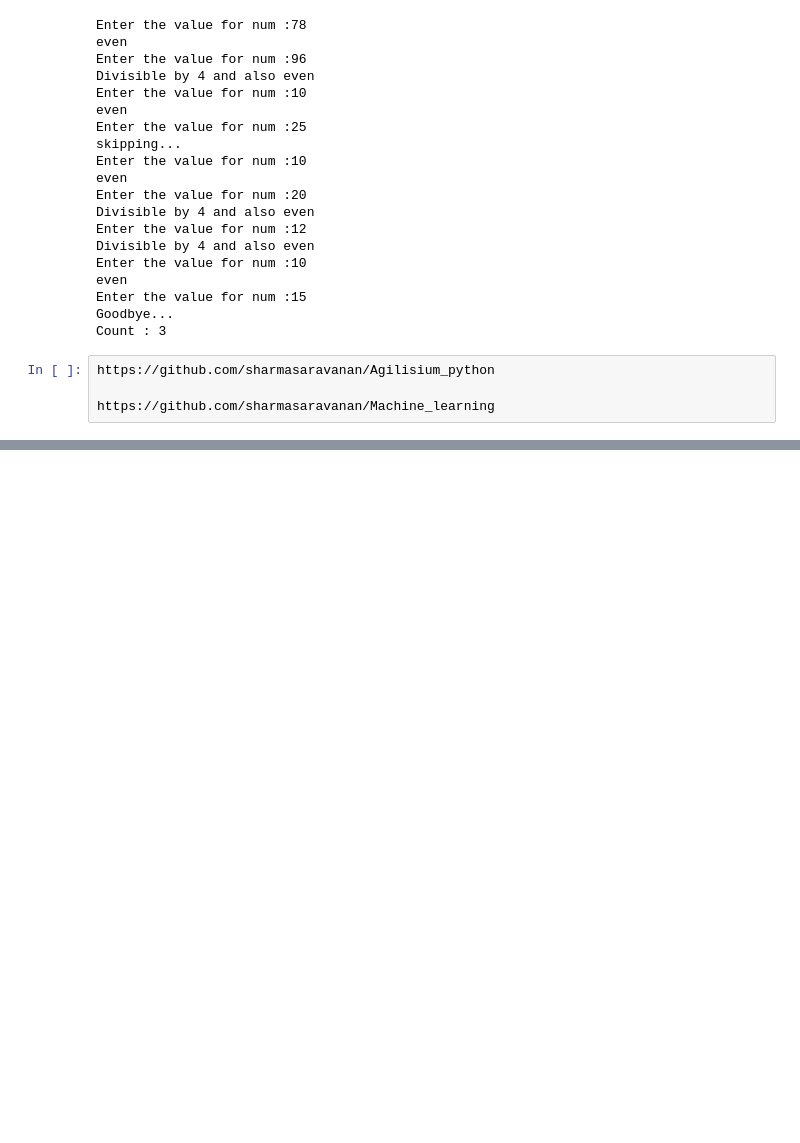
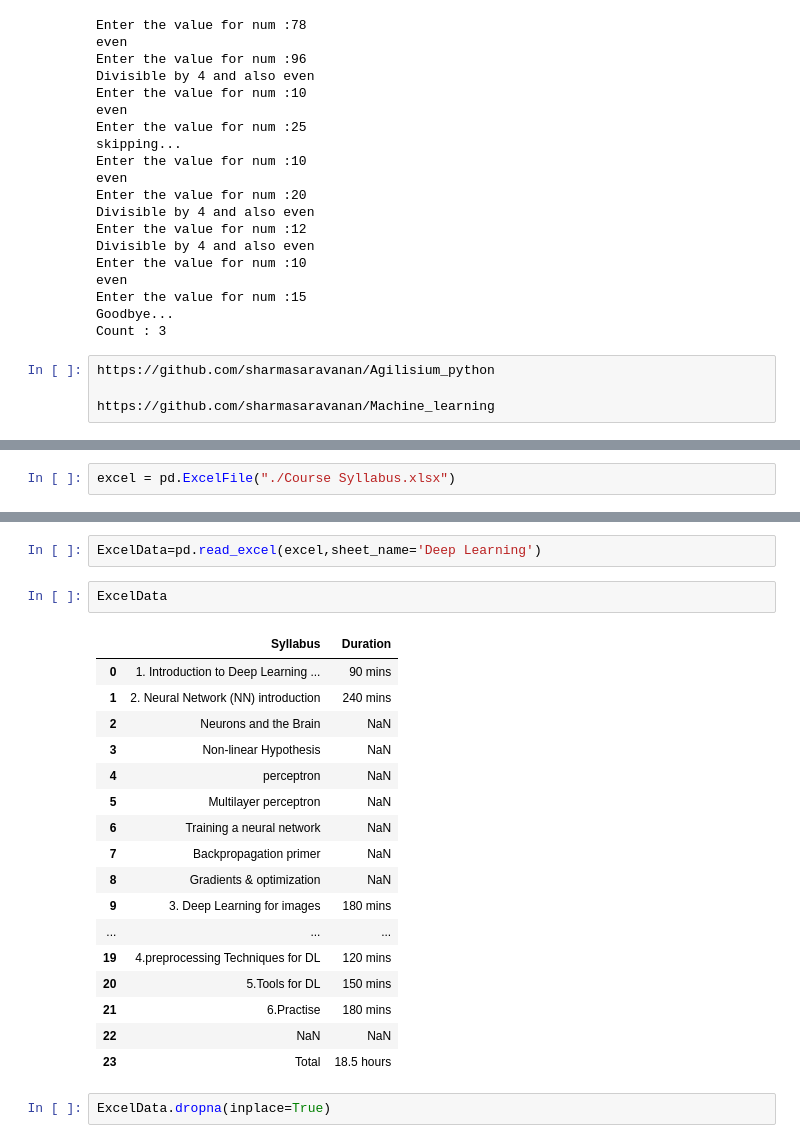
Before and after one commit to devi-mudaliyar/Agilisium_python, a Jupyter notebook: Agilisium.ipynb, the cells around one changed output, grey strips where cells are left out. Drawn from its saved outputs; the diff is of its cells as text; blank space fills up the shorter version.

```diff
--- a/Agilisium.ipynb
+++ b/Agilisium.ipynb
@@ -156,0 +908,2 @@ for loop
+# %%
+excel = pd.ExcelFile("./Course Syllabus.xlsx")
@@ -156,0 +918,24 @@ for loop
+# %%
+ExcelData=pd.read_excel(excel,sheet_name='Deep Learning')
+# %%
+ExcelData
+# %% [output]
+|  | Syllabus | Duration |
+| 0 | 1. Introduction to Deep Learning ... | 90 mins |
+| 1 | 2. Neural Network (NN) introduction | 240 mins |
+| 2 | Neurons and the Brain | NaN |
+| 3 | Non-linear Hypothesis | NaN |
+| 4 | perceptron | NaN |
+| 5 | Multilayer perceptron | NaN |
+| 6 | Training a neural network | NaN |
+| 7 | Backpropagation primer | NaN |
+| 8 | Gradients & optimization | NaN |
+| 9 | 3. Deep Learning for images | 180 mins |
+| ... | ... | ... |
+| 19 | 4.preprocessing Techniques for DL | 120 mins |
+| 20 | 5.Tools for DL | 150 mins |
+| 21 | 6.Practise | 180 mins |
+| 22 | NaN | NaN |
+| 23 | Total | 18.5 hours |
+# %%
+ExcelData.dropna(inplace=True)
```
Also changed, not shown: parts of 168 cells of this notebook, 4 other files.
